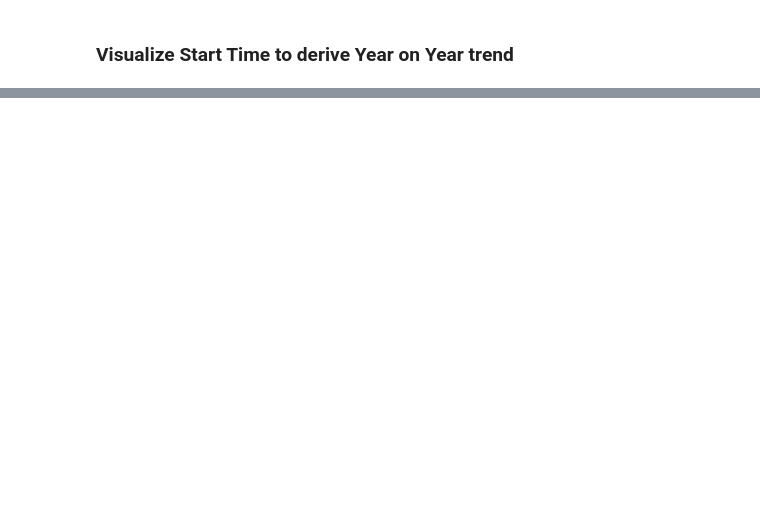
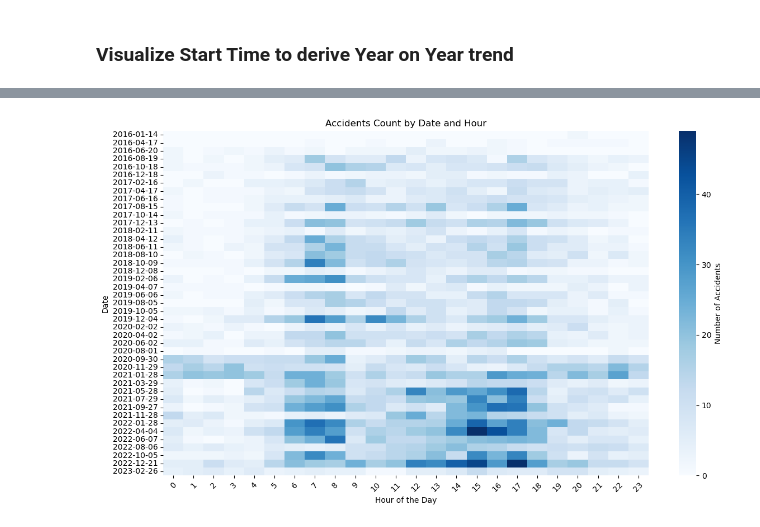
Before and after one commit to suryaprakashtk/US_Car_Accident_Data_Analysis, a Jupyter notebook: Dataset/data_cleaning_time.ipynb, the cells around one changed output, grey strips where cells are left out. Drawn from its saved outputs; the diff is of its cells as text; code cells hidden in the pictures; blank space fills up the shorter version.

```diff
--- a/Dataset/data_cleaning_time.ipynb
+++ b/Dataset/data_cleaning_time.ipynb
@@ -94 +93,35 @@ df_new
 500000 rows × 4 columns
+# %%
+import pandas as pd
+import seaborn as sns
+import matplotlib.pyplot as plt
+
+# 假设 df 是包含事故数据的 DataFrame
+df['Start_Time'] = pd.to_datetime(df['Start_Time'], errors='coerce')  # 确保时间列是正确的 datetime 类型
+
+# 提取日期（年月日）和小时信息
+df['Date'] = df['Start_Time'].dt.date
+df['Hour'] = df['Start_Time'].dt.hour
+
+# 统计每个日期和小时的事故数量
+accident_counts_by_hour = df.groupby(['Date', 'Hour']).size().unstack(fill_value=0)
+
+# 选择每隔5天显示一次日期（例如，你可以调整间隔的天数）
+interval = 60  # 每隔5天显示一个日期
+dates_to_display = accident_counts_by_hour.index[::interval]  # 选择每隔5天的日期
+
+# 创建热力图
+plt.figure(figsize=(14, 8))
+sns.heatmap(accident_counts_by_hour.loc[dates_to_display], cmap='Blues', cbar_kws={'label': 'Number of Accidents'}, annot=False, fmt='d')
+
+# 设置标题和标签
+plt.title('Accidents Count by Date and Hour')
+plt.xlabel('Hour of the Day')
+plt.ylabel('Date')
+plt.xticks(rotation=45)
+plt.yticks(rotation=0)
+
+# 显示图表
+plt.show()
+# %% [output]
+[figure, added]
```
Also changed, not shown: parts of 5 cells of this notebook.
